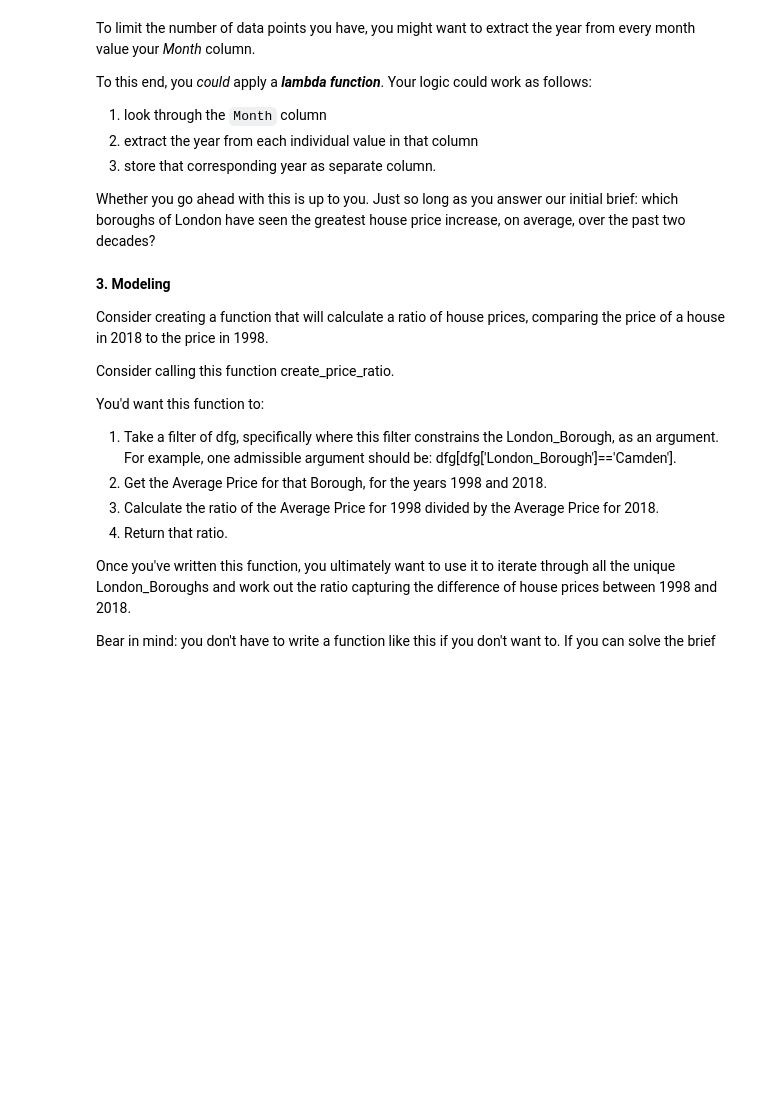
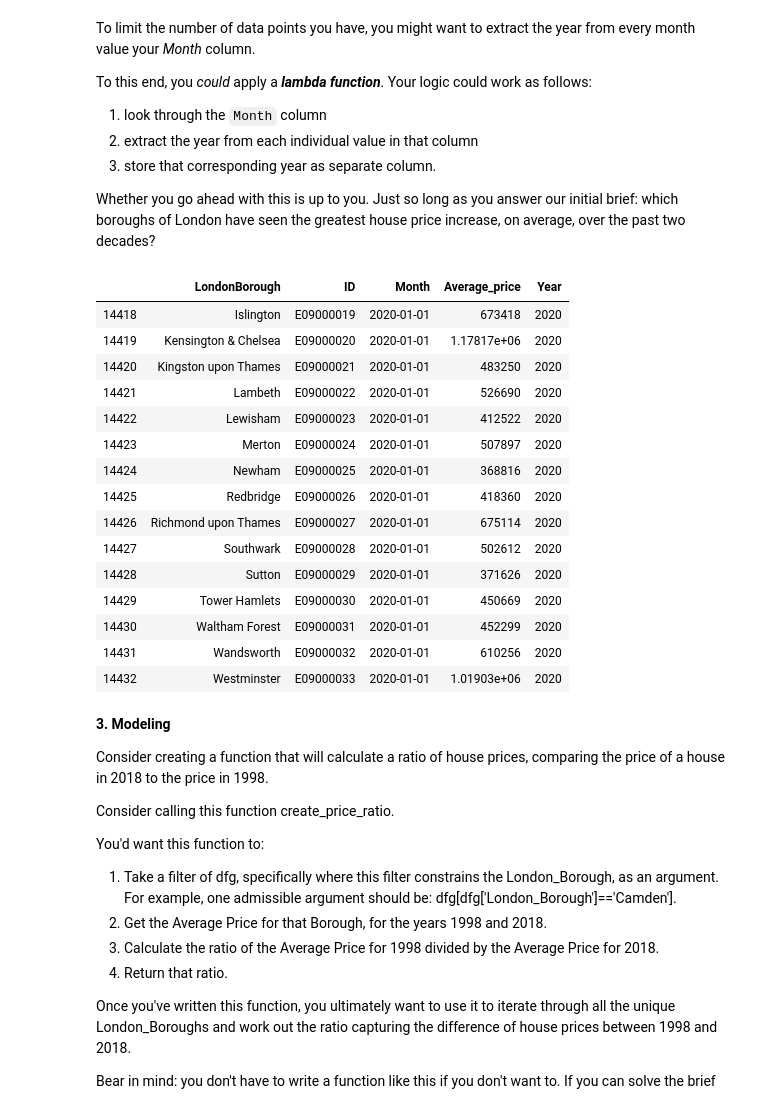
Before and after one commit to asaadkhattab/LondonHousing, a Jupyter notebook: londonhousingcasestudy.ipynb, the cells around one changed output. Cells and saved outputs as stored; diff of their text form; code cells hidden in the pictures; blank space fills up the shorter version.

```diff
--- a/londonhousingcasestudy.ipynb
+++ b/londonhousingcasestudy.ipynb
@@ -508,6 +526,26 @@ To this end, you *could* apply a ***lambda function***. Your logic could work as
 3. store that corresponding year as separate column.
 
 Whether you go ahead with this is up to you. Just so long as you answer our initial brief: which boroughs of London have seen the greatest house price increase, on average, over the past two decades?
+# %%
+df['Year'] = df['Month'].apply(lambda t: t.year)
+df.tail(15)
+# %% [output]
+|  | LondonBorough | ID | Month | Average_price | Year |
+| 14418 | Islington | E09000019 | 2020-01-01 | 673418 | 2020 |
+| 14419 | Kensington & Chelsea | E09000020 | 2020-01-01 | 1.17817e+06 | 2020 |
+| 14420 | Kingston upon Thames | E09000021 | 2020-01-01 | 483250 | 2020 |
+| 14421 | Lambeth | E09000022 | 2020-01-01 | 526690 | 2020 |
+| 14422 | Lewisham | E09000023 | 2020-01-01 | 412522 | 2020 |
+| 14423 | Merton | E09000024 | 2020-01-01 | 507897 | 2020 |
+| 14424 | Newham | E09000025 | 2020-01-01 | 368816 | 2020 |
+| 14425 | Redbridge | E09000026 | 2020-01-01 | 418360 | 2020 |
+| 14426 | Richmond upon Thames | E09000027 | 2020-01-01 | 675114 | 2020 |
+| 14427 | Southwark | E09000028 | 2020-01-01 | 502612 | 2020 |
+| 14428 | Sutton | E09000029 | 2020-01-01 | 371626 | 2020 |
+| 14429 | Tower Hamlets | E09000030 | 2020-01-01 | 450669 | 2020 |
+| 14430 | Waltham Forest | E09000031 | 2020-01-01 | 452299 | 2020 |
+| 14431 | Wandsworth | E09000032 | 2020-01-01 | 610256 | 2020 |
+| 14432 | Westminster | E09000033 | 2020-01-01 | 1.01903e+06 | 2020 |
 # %% [markdown]
 **3. Modeling**
 
```
Also changed, not shown: parts of 2 cells of this notebook.
